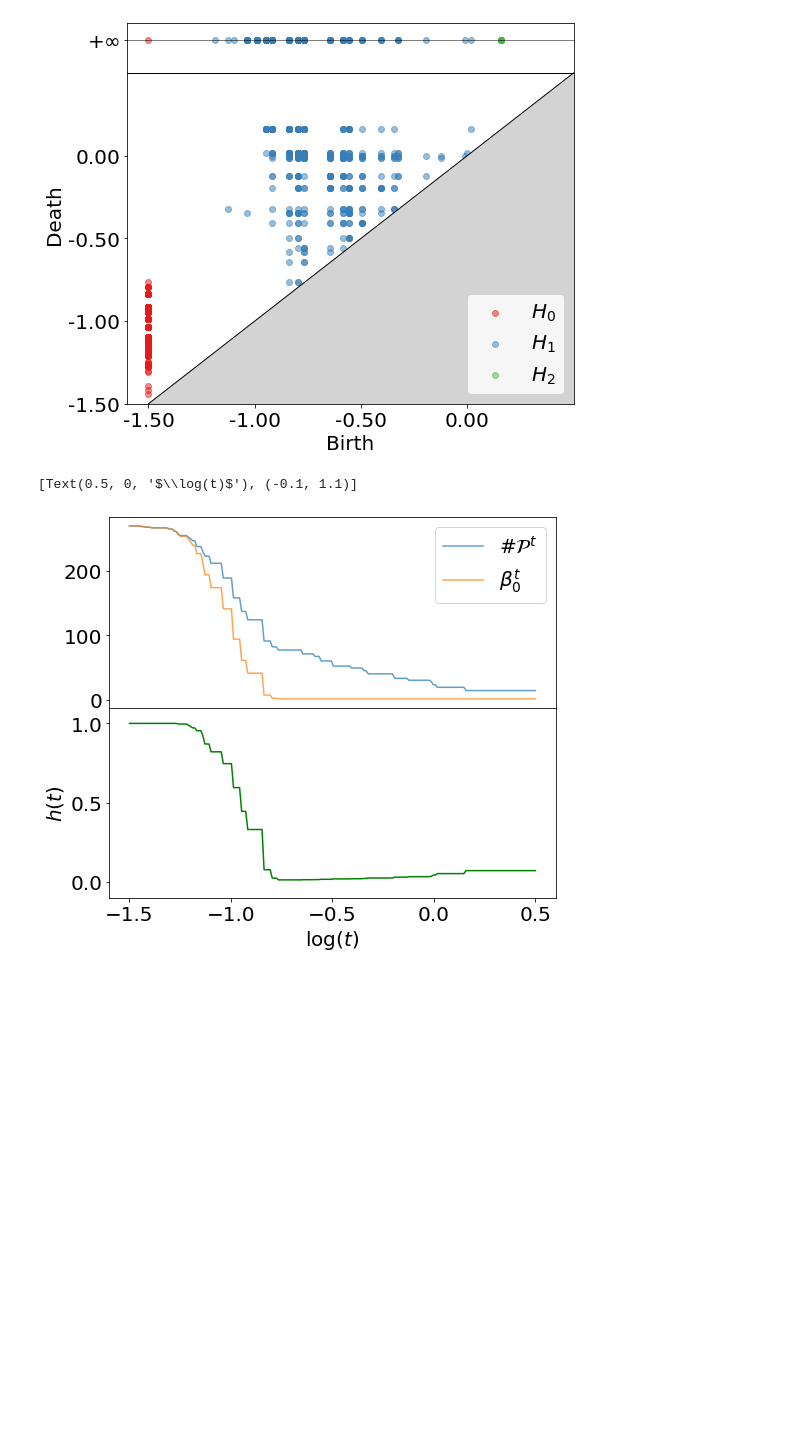
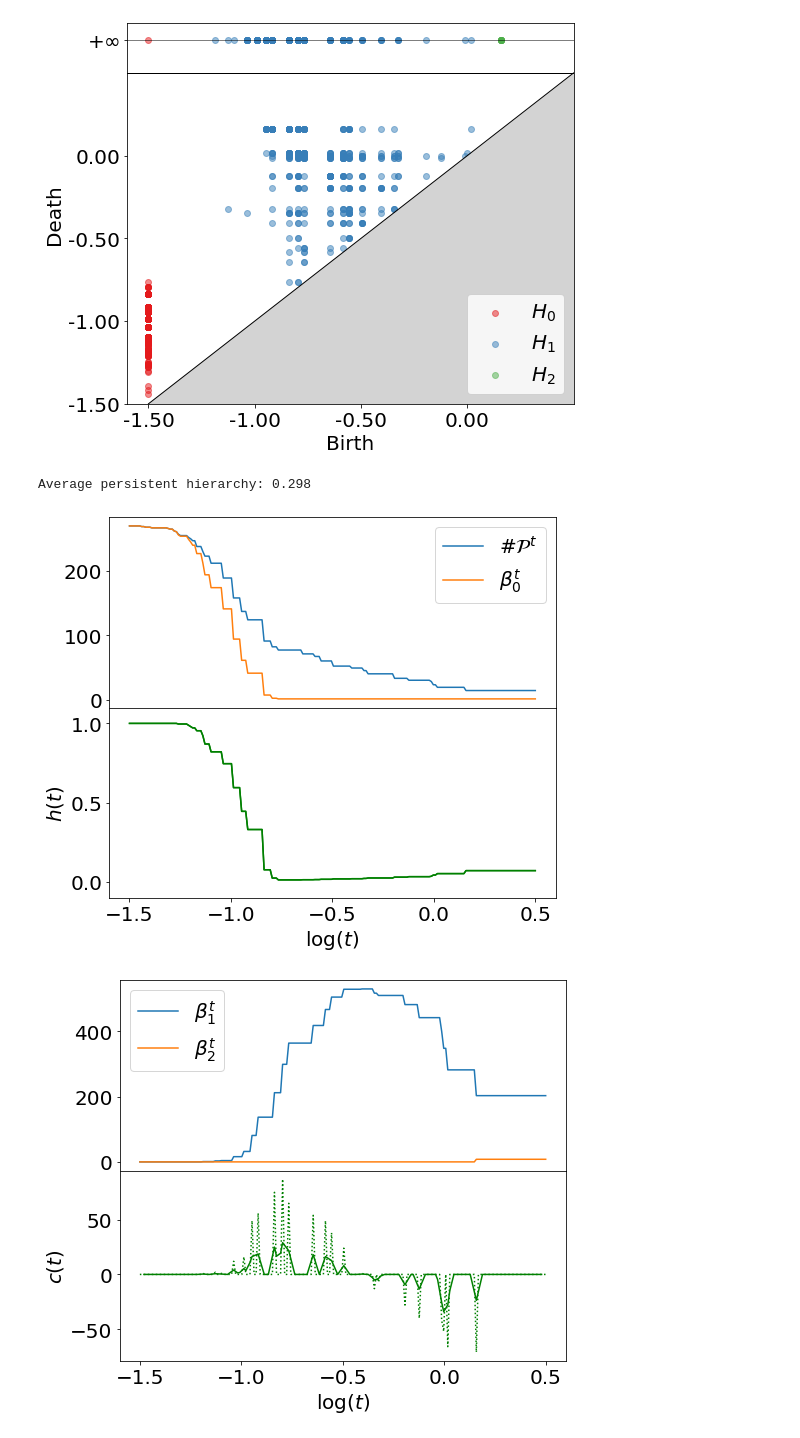
Before and after one commit to barahona-research-group/MCF, a Jupyter notebook: paper/2303_ER.ipynb, the cells around one changed output. Drawn from its saved outputs; the diff is of its cells as text; code cells hidden in the pictures; blank space fills up the shorter version.

```diff
--- a/paper/2303_ER.ipynb
+++ b/paper/2303_ER.ipynb
@@ -92,22 +97,81 @@ ax = mcf.plot_persistence_diagram()
 [figure]
 # %%
 from msfiltration.measures import compute_persistent_hierarchy, compute_persistent_conflict, compute_beta_0, compute_partition_size, compute_birth_count, compute_death_count
+# %%
+betti_numbers = np.zeros((n_partitions,3))
+for m in range((n_partitions)):
+    betti_numbers[m] = mcf.filtration_gudhi.persistent_betti_numbers(log_scales[m],log_scales[m])
+
+
+betti_0 = betti_numbers[:,0]
+betti_1 = betti_numbers[:,1]
+betti_2 = betti_numbers[:,2]
+
+s_partitions = compute_partition_size(mcf)
+
+h = betti_0/s_partitions
+
+h_bar = np.mean(h)
+print("Average persistent hierarchy:", np.around(h_bar,3))
+
+total_1 = np.cumsum(compute_birth_count(mcf, 1))
+resolved_1 = np.cumsum(compute_death_count(mcf, 1)[:-1])
+
+b_1 = compute_birth_count(mcf, 1)
+d_1 = compute_death_count(mcf, 1)[:-1]
+
+total_2 = np.cumsum(compute_birth_count(mcf, 2))
+resolved_2 = np.cumsum(compute_death_count(mcf, 2)[:-1])
+
+b_2 = compute_birth_count(mcf, 2)
+d_2 = compute_death_count(mcf, 2)[:-1]
+
+c_1 = b_1 - d_1
+c_2 = b_2 - d_2
+c = c_1 + c_2
+# %% [output]
+Average persistent hierarchy: 0.298
 # %%
 fig, axs = plt.subplots(2, figsize=(8, 7))
 fig.subplots_adjust(hspace=0.0, wspace=0.3)
 ax1 = axs[0]
 ax2 = axs[1]
-ax1.plot(log_scales,compute_partition_size(mcf), label = r'$\#\mathcal{P}^t$',alpha=0.7)#,ls=':')
-ax1.plot(log_scales,compute_beta_0(mcf), label = r'$\beta_0^t$',alpha=0.7)#,ls=':')
+ax1.plot(log_scales,s_partitions, label = r'$\#\mathcal{P}^t$')
+ax1.plot(log_scales,betti_numbers[:,0], label = r'$\beta_0^t$')
 ax1.set(xticks=[])
 
 ax1.legend()
 
 ax2.plot(log_scales,compute_persistent_hierarchy(mcf), label = r'$h(t)$',c='green')
-ax2.set_ylabel(r'$h(t)$')#, color="green")
+ax2.plot(log_scales,h, label = r'$h(t)$',c='green')
+ax2.set_ylabel(r'$h(t)$')
 ax2.set(xlabel=r'$\log(t)$',ylim=(-0.1,1.1))
-#ax2.legend()
-#plt.savefig(root_fig +'SBM_persistence_hierarchy.pdf', dpi=fig.dpi,bbox_inches='tight')
+plt.savefig(root_fig +'ER_hierarchy.pdf', dpi=fig.dpi,bbox_inches='tight')
+
+import pandas as pd
+
+def moving_average(x, w):
+    return np.roll(
+        np.asarray(pd.Series(x).rolling(window=w, win_type="triang").mean()),
+        -int(w / 2),
+    )
+
+fig, axs = plt.subplots(2, figsize=(8, 7))
+fig.subplots_adjust(hspace=0.0, wspace=0.3)
+ax1 = axs[0]
+ax2 = axs[1]
+
+ax1.plot(log_scales,betti_1, label = r'$\beta_1^t$')
+ax1.plot(log_scales,betti_2, label = r'$\beta_2^t$')
+
+ax1.set(xticks=[])
+
+ax1.legend()
+ax2.plot(log_scales,c,c='green',ls=":")
+ax2.plot(log_scales,moving_average(c,5),c='green')
+ax2.set_ylabel(r'$c(t)$')#, color="green")
+ax2.set(xlabel=r'$\log(t)$')#,ylim=(-0.1,1.1))
+plt.savefig(root_fig +'ER_conflict.pdf', dpi=fig.dpi,bbox_inches='tight')
 # %% [output]
-[Text(0.5, 0, '$\\log(t)$'), (-0.1, 1.1)]
-[figure, old version]
+[figure, new version]
+[figure, added]
```
Also changed, not shown: parts of 9 cells of this notebook, 12 other files.
